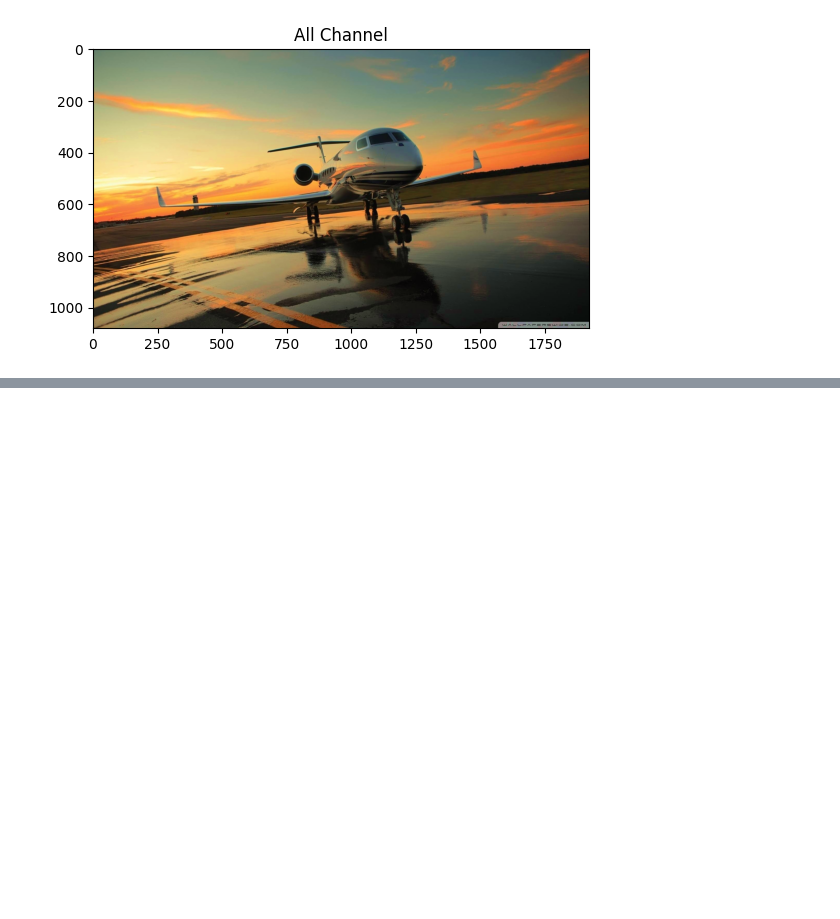
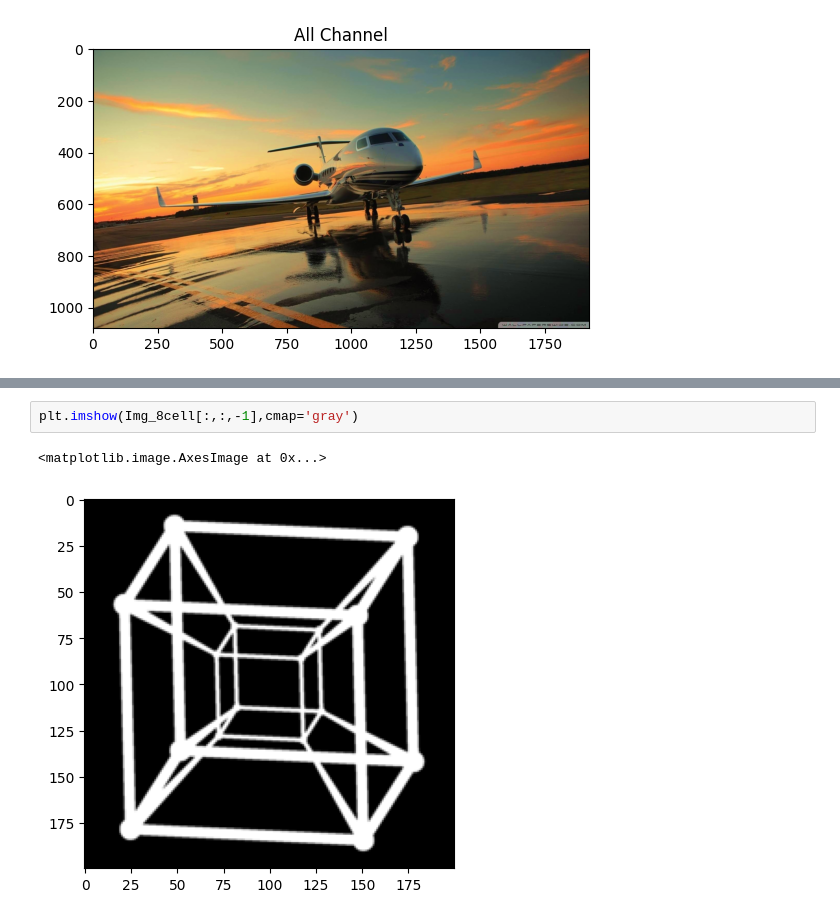
Before and after one commit to abolfazlkeshavarz/OpenCV, a Jupyter notebook: Session3.ipynb, the cells around one changed output, grey strips where cells are left out. Saved outputs shown, nothing was run; the diff lists cells and outputs as text; blank space fills up the shorter version.

```diff
--- a/Session3.ipynb
+++ b/Session3.ipynb
@@ -42,0 +55,5 @@ plt.imshow(Mod_HSV_plane);plt.title('All Channel');
+# %%
+plt.imshow(Img_8cell[:,:,-1],cmap='gray')
+# %% [output]
+<matplotlib.image.AxesImage at 0x...>
+[figure, added]
```
Also changed, not shown: parts of 4 cells of this notebook, 12 other files.
